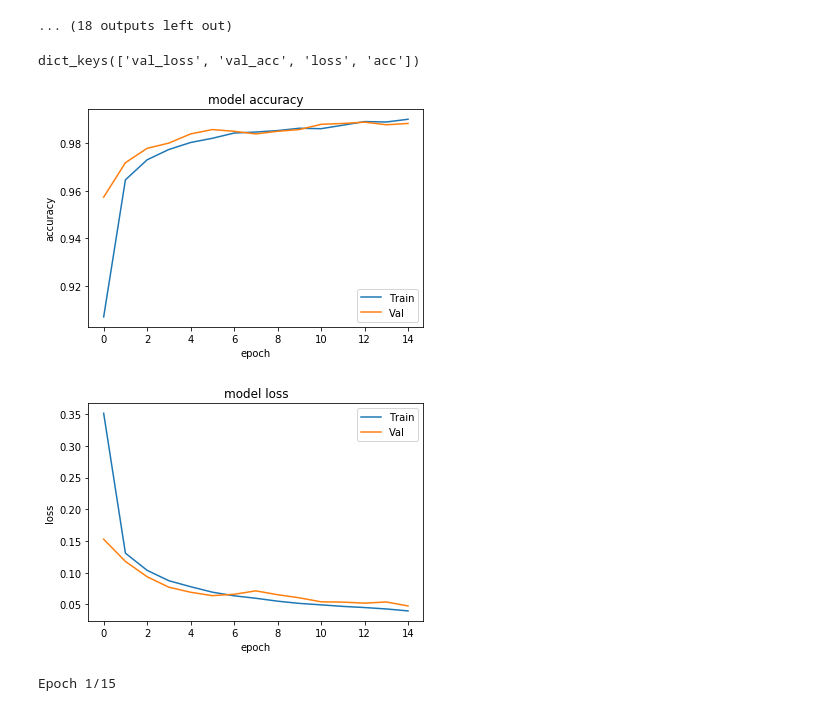
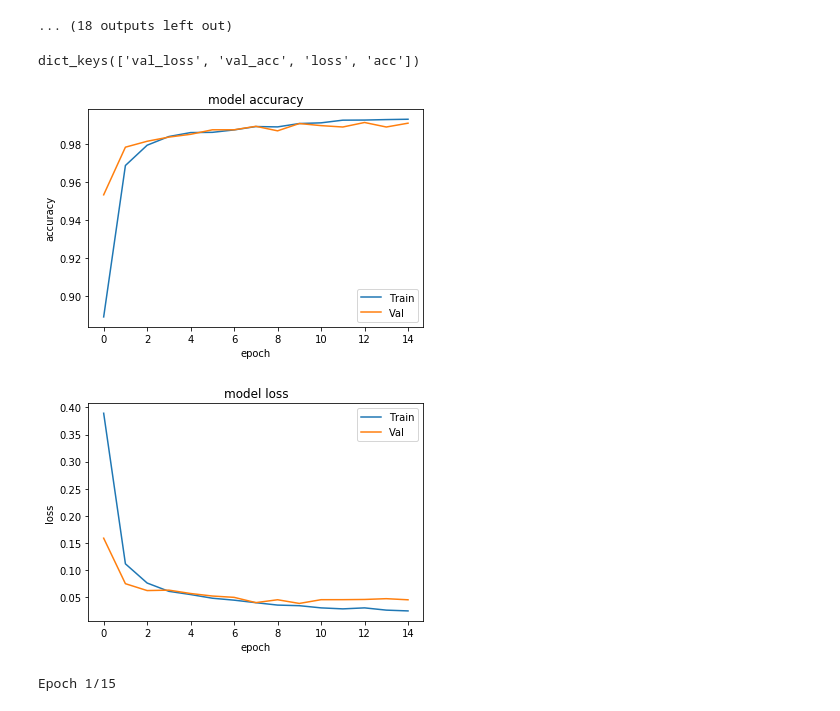
Before and after one commit to Daketey/ML-notebooks, a Jupyter notebook: new ML meds research.ipynb, the cells around one changed output. Saved outputs shown, nothing was run; the diff lists cells and outputs as text; code cells hidden in the pictures.

```diff
--- a/new ML meds research.ipynb
+++ b/new ML meds research.ipynb
@@ -139,8 +139,9 @@ from keras.layers import Conv1D,Dropout,MaxPooling1D,Flatten
 #------CNN-----#
 s = reset_tf_session
 model_cnn = Sequential()
-model_cnn.add(Conv1D(filters=64, kernel_size=1, activation='relu', input_shape=(10,1)))
-model_cnn.add(Conv1D(filters=64, kernel_size=1, activation='relu'))
+model_cnn.add(Conv1D(filters=64, kernel_size=3, activation='relu', input_shape=(10,1)))
+model_cnn.add(Conv1D(filters=64, kernel_size=3, activation='relu'))
+model_cnn.add(Conv1D(filters=64, kernel_size=3, activation='relu'))
 model_cnn.add(Flatten())
 model_cnn.add(Dense(40, activation='relu'))
 model_cnn.add(Dense(9, activation='softmax'))
@@ -246,27 +249,27 @@ Epoch 6/15
 # %%
 #-- CNN tranning curve -- #
 
-print(history1.history.keys())
+print(history_cnn.history.keys())
 # summarize history for accuracy
-plt.plot(history1.history['acc'])
-plt.plot(history1.history['val_acc'])
+plt.plot(history_cnn.history['acc'])
+plt.plot(history_cnn.history['val_acc'])
 plt.title('model accuracy')
 plt.ylabel('accuracy')
 plt.xlabel('epoch')
 plt.legend(['Train', 'Val'], loc='lower right')
 plt.show()
 # summarize history for loss
-plt.plot(history1.history['loss'])
-plt.plot(history1.history['val_loss'])
+plt.plot(history_cnn.history['loss'])
+plt.plot(history_cnn.history['val_loss'])
 plt.title('model loss')
 plt.ylabel('loss')
 plt.xlabel('epoch')
 plt.legend(['Train', 'Val'], loc='upper right')
 plt.show()
 # %% [output]
 dict_keys(['val_loss', 'val_acc', 'loss', 'acc'])
-[figure, old version]
+[figure, new version]
-[figure, old version]
+[figure, new version]
 # %%
 # Training
 history = model.fit(x_train, y_train ,batch_size=32,  epochs=15, validation_data=(x_val, y_val),  callbacks=[keras_utils.TqdmProgressCallback()], verbose=0)
```
Also changed, not shown: parts of 21 cells of this notebook.
